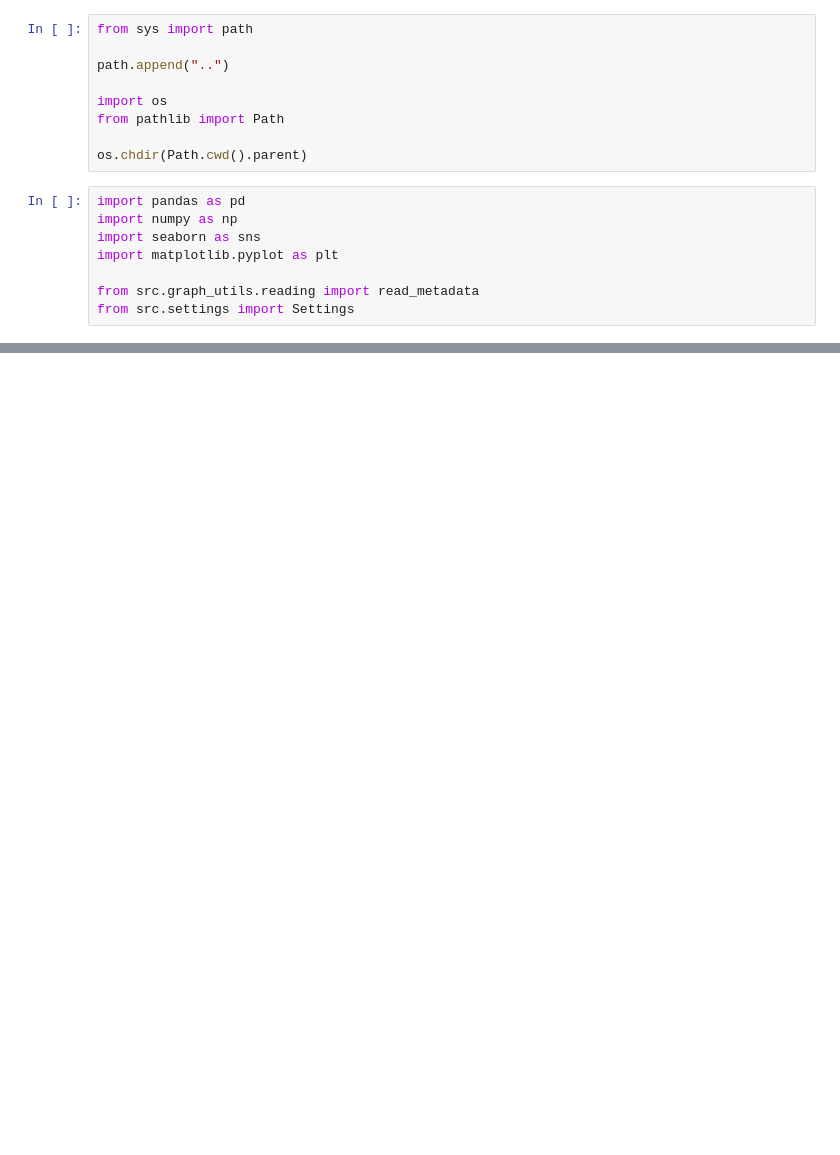
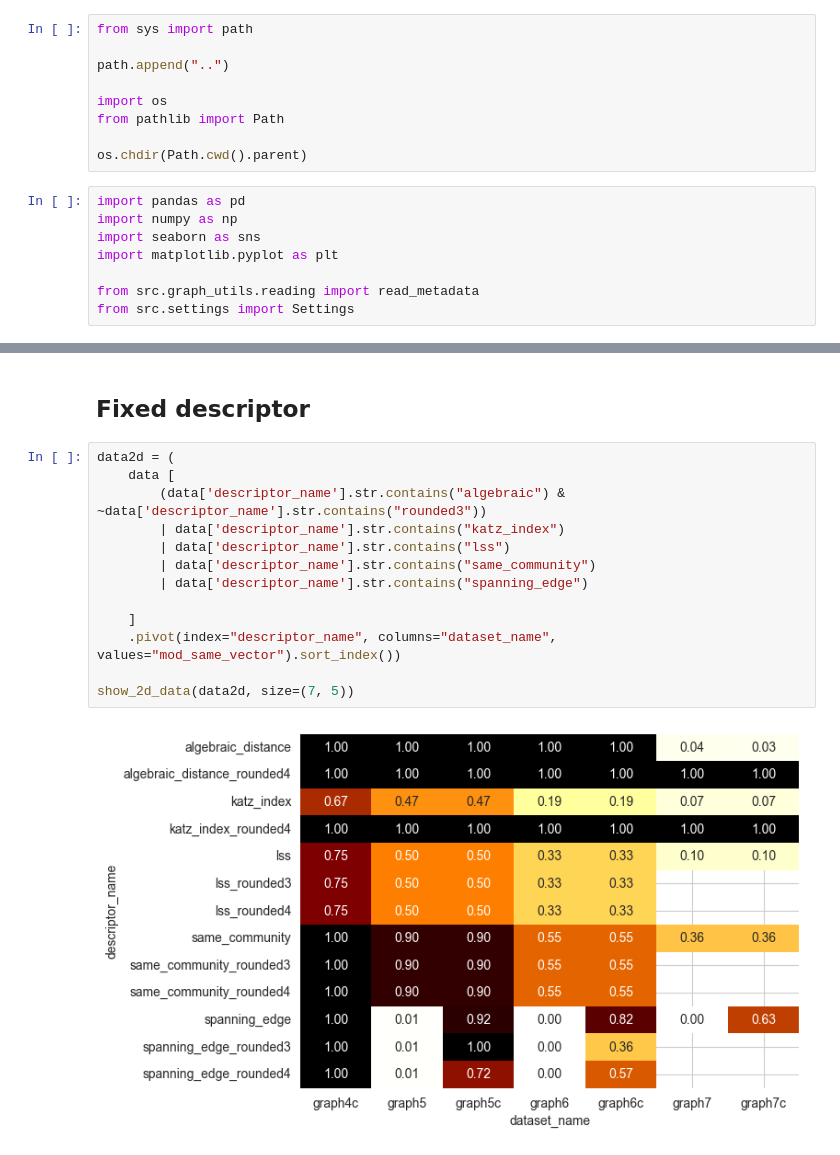
Before and after one commit to Kujonick/Analysis-of-graph-topological-descriptors-for-the-graph-isomorphism-problem, a Jupyter notebook: notebooks/show_isomorphism_test.ipynb, the cells around one changed output, grey strips where cells are left out. Saved outputs shown, nothing was run; the diff lists cells and outputs as text; blank space fills up the shorter version.

```diff
--- a/notebooks/show_isomorphism_test.ipynb
+++ b/notebooks/show_isomorphism_test.ipynb
@@ -37,0 +162,17 @@ sns.heatmap(
+# %% [markdown]
+## Fixed descriptor
+# %%
+data2d = (
+    data [
+        (data['descriptor_name'].str.contains("algebraic") & ~data['descriptor_name'].str.contains("rounded3"))
+        | data['descriptor_name'].str.contains("katz_index")
+        | data['descriptor_name'].str.contains("lss")
+        | data['descriptor_name'].str.contains("same_community")
+        | data['descriptor_name'].str.contains("spanning_edge")
+
+    ]
+    .pivot(index="descriptor_name", columns="dataset_name", values="mod_same_vector").sort_index())
+
+show_2d_data(data2d, size=(7, 5))
+# %% [output]
+[figure, added]
```
Also changed, not shown: parts of 8 cells of this notebook.
